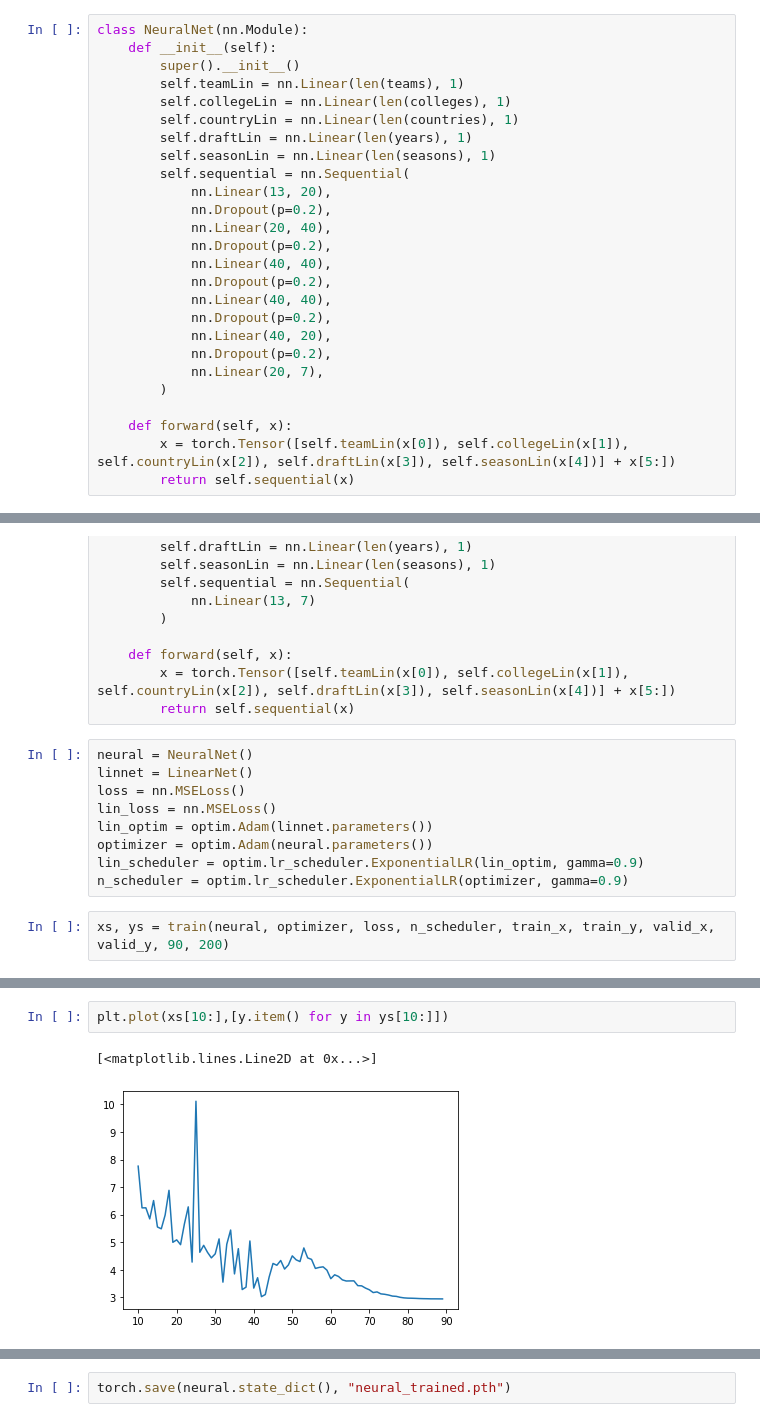
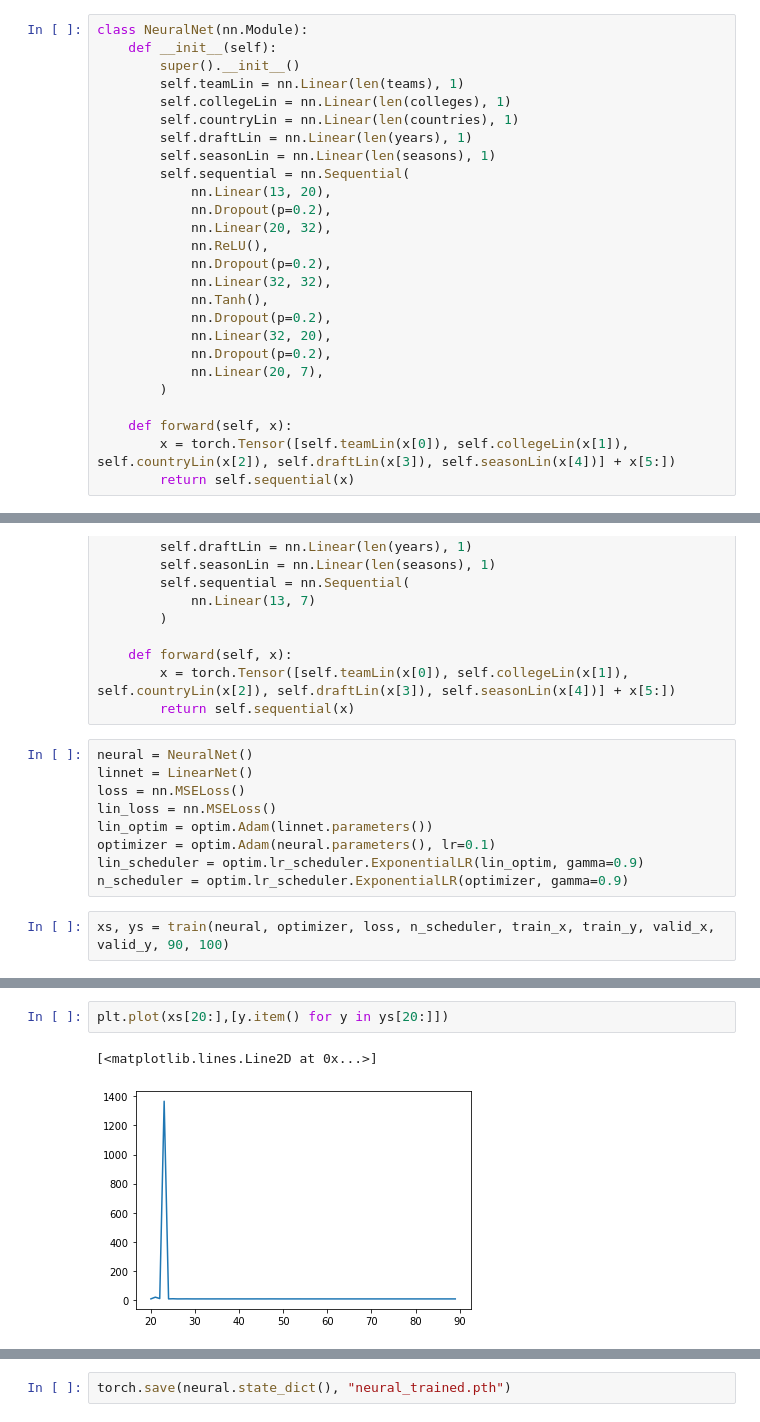
Before and after one commit to morganjng/nba-classifier, a Jupyter notebook: COMP562.ipynb, the cells around one changed output, grey strips where cells are left out. Saved outputs shown, nothing was run; the diff lists cells and outputs as text.

Commit message:
Actual neural net instead of a big linear regression

```diff
--- a/COMP562.ipynb
+++ b/COMP562.ipynb
@@ -200,13 +200,13 @@ class NeuralNet(nn.Module):
         self.sequential = nn.Sequential(
             nn.Linear(13, 20),
             nn.Dropout(p=0.2),
-            nn.Linear(20, 40),
+            nn.Linear(20, 32),
+            nn.ReLU(),
             nn.Dropout(p=0.2),
-            nn.Linear(40, 40),
+            nn.Linear(32, 32),
+            nn.Tanh(),
             nn.Dropout(p=0.2),
-            nn.Linear(40, 40),
-            nn.Dropout(p=0.2),
-            nn.Linear(40, 20),
+            nn.Linear(32, 20),
             nn.Dropout(p=0.2),
             nn.Linear(20, 7),
         )
@@ -236,10 +236,10 @@ linnet = LinearNet()
 loss = nn.MSELoss()
 lin_loss = nn.MSELoss()
 lin_optim = optim.Adam(linnet.parameters())
-optimizer = optim.Adam(neural.parameters())
+optimizer = optim.Adam(neural.parameters(), lr=0.1)
 lin_scheduler = optim.lr_scheduler.ExponentialLR(lin_optim, gamma=0.9)
 n_scheduler = optim.lr_scheduler.ExponentialLR(optimizer, gamma=0.9)
 # %%
-xs, ys = train(neural, optimizer, loss, n_scheduler, train_x, train_y, valid_x, valid_y, 90, 200)
+xs, ys = train(neural, optimizer, loss, n_scheduler, train_x, train_y, valid_x, valid_y, 90, 100)
 # %% [output]
 Starting epoch: 0
@@ -262,5 +262,5 @@ Epoch 89 ended with total avg. loss 2.9795138686675755
 # %%
-plt.plot(xs[10:],[y.item() for y in ys[10:]])
+plt.plot(xs[20:],[y.item() for y in ys[20:]])
 # %% [output]
 [<matplotlib.lines.Line2D at 0x...>]
-[figure, old version]
+[figure, new version]
```
Also changed, not shown: parts of 5 cells of this notebook, 3 other files.
